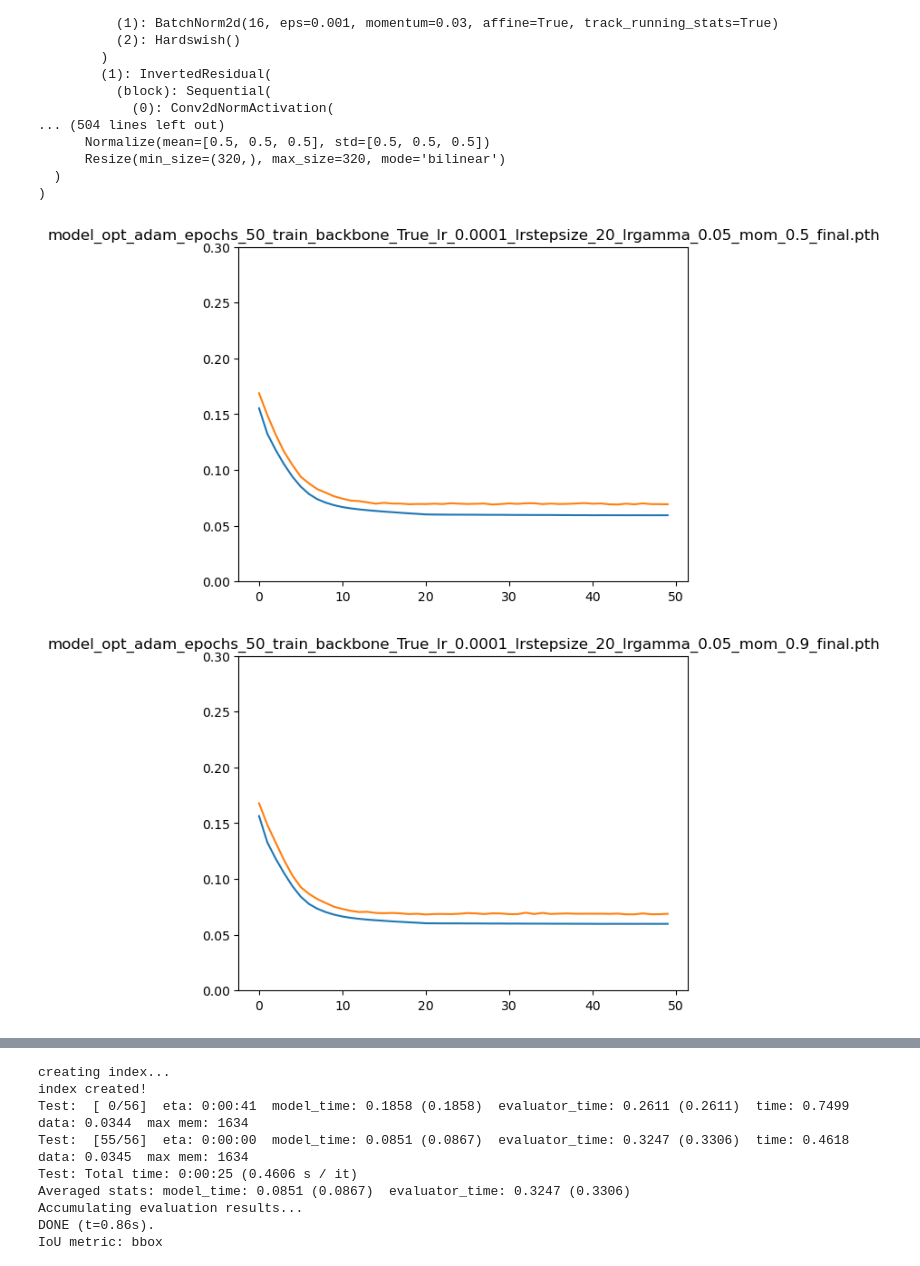
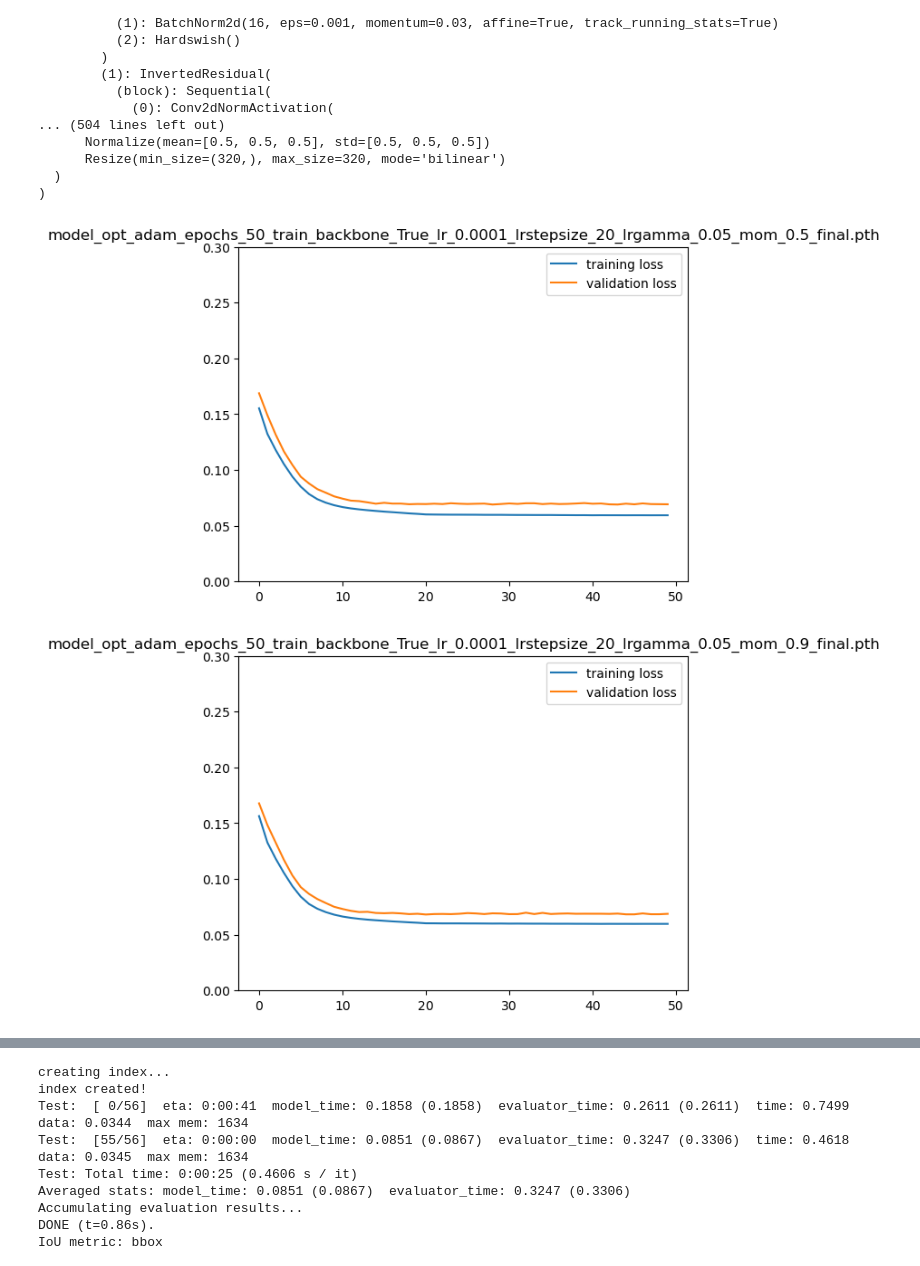
Before and after one commit to daniel-macrae/DeepLearning-2023, a Jupyter notebook: quickModelEvaluation.ipynb, the cells around one changed output, grey strips where cells are left out. Drawn from its saved outputs; the diff is of its cells as text; code cells hidden in the pictures.

Commit message:
Clean up & add seperated losses

```diff
--- a/quickModelEvaluation.ipynb
+++ b/quickModelEvaluation.ipynb
@@ -39,21 +39,22 @@ SSD(
 # %%
 import matplotlib.pyplot as plt
 
 model = ssdlite320_mobilenet_v3_large(weights=None, num_classes=3, weights_backbone=None) # we do not specify pretrained=True, i.e. do not load default weights
 
 modelsFolder = "Results/Models"
 
 for modelFile in os.listdir(modelsFolder):
     path = os.path.join(modelsFolder, modelFile)
     checkpoint = torch.load(path)
 
     #model.load_state_dict(checkpoint['model'])
 
-    plt.plot(checkpoint["losses_train"])
-    plt.plot(checkpoint["losses_val"])
+    plt.plot(checkpoint["losses_train"], label="training loss")
+    plt.plot(checkpoint["losses_val"], label="validation loss")
     plt.title(modelFile)
+    plt.legend()
     plt.ylim((0, 0.3))
     plt.show()
 # %% [output]
-[figure, old version]
+[figure, new version]
-[figure, old version]
+[figure, new version]
```
Also changed, not shown: parts of 2 cells of this notebook, 6 other files.
